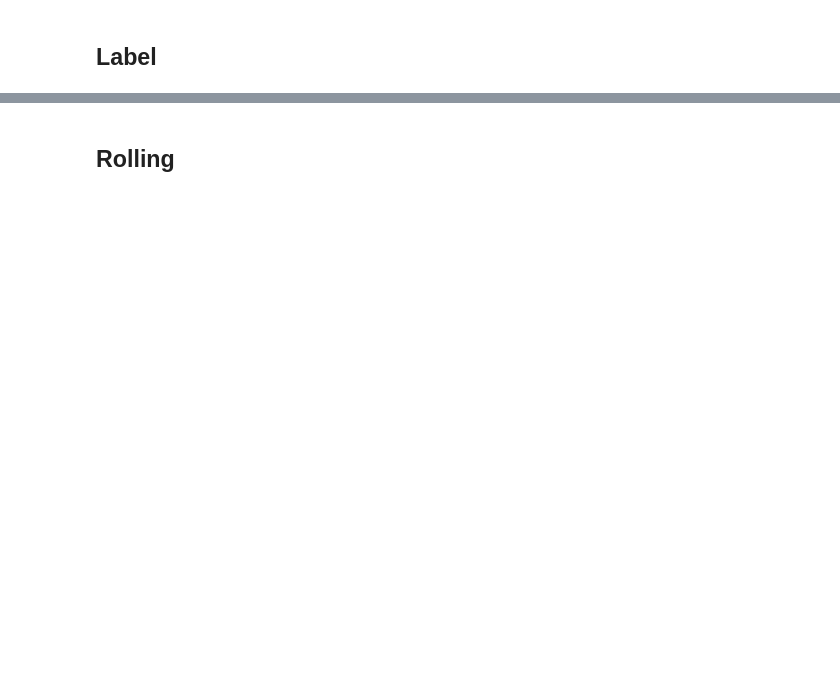
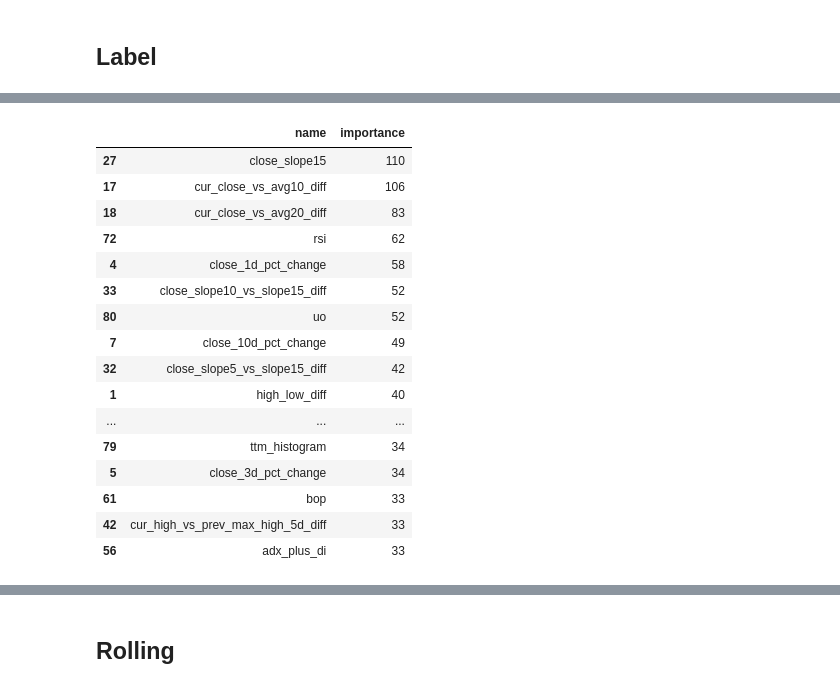
Before and after one commit to hoangvictor/vnstock, a Jupyter notebook: notebooks/POC.ipynb, the cells around one changed output, grey strips where cells are left out. Saved outputs shown, nothing was run; the diff lists cells and outputs as text; code cells hidden in the pictures; blank space fills up the shorter version.

```diff
--- a/notebooks/POC.ipynb
+++ b/notebooks/POC.ipynb
@@ -325,0 +638,23 @@ Precision is ill-defined and being set to 0.0 in labels with no predicted sample
+# %%
+fi = pd.DataFrame([best_model.feature_name(), best_model.feature_importance()]).T
+fi.columns = ['name', 'importance']
+fi.sort_values(by='importance', ascending=False, inplace=True)
+fi.head(20)
+# %% [output]
+|  | name | importance |
+| 27 | close_slope15 | 110 |
+| 17 | cur_close_vs_avg10_diff | 106 |
+| 18 | cur_close_vs_avg20_diff | 83 |
+| 72 | rsi | 62 |
+| 4 | close_1d_pct_change | 58 |
+| 33 | close_slope10_vs_slope15_diff | 52 |
+| 80 | uo | 52 |
+| 7 | close_10d_pct_change | 49 |
+| 32 | close_slope5_vs_slope15_diff | 42 |
+| 1 | high_low_diff | 40 |
+| ... | ... | ... |
+| 79 | ttm_histogram | 34 |
+| 5 | close_3d_pct_change | 34 |
+| 61 | bop | 33 |
+| 42 | cur_high_vs_prev_max_high_5d_diff | 33 |
+| 56 | adx_plus_di | 33 |
```
Also changed, not shown: parts of 23 cells of this notebook, 7 other files.
